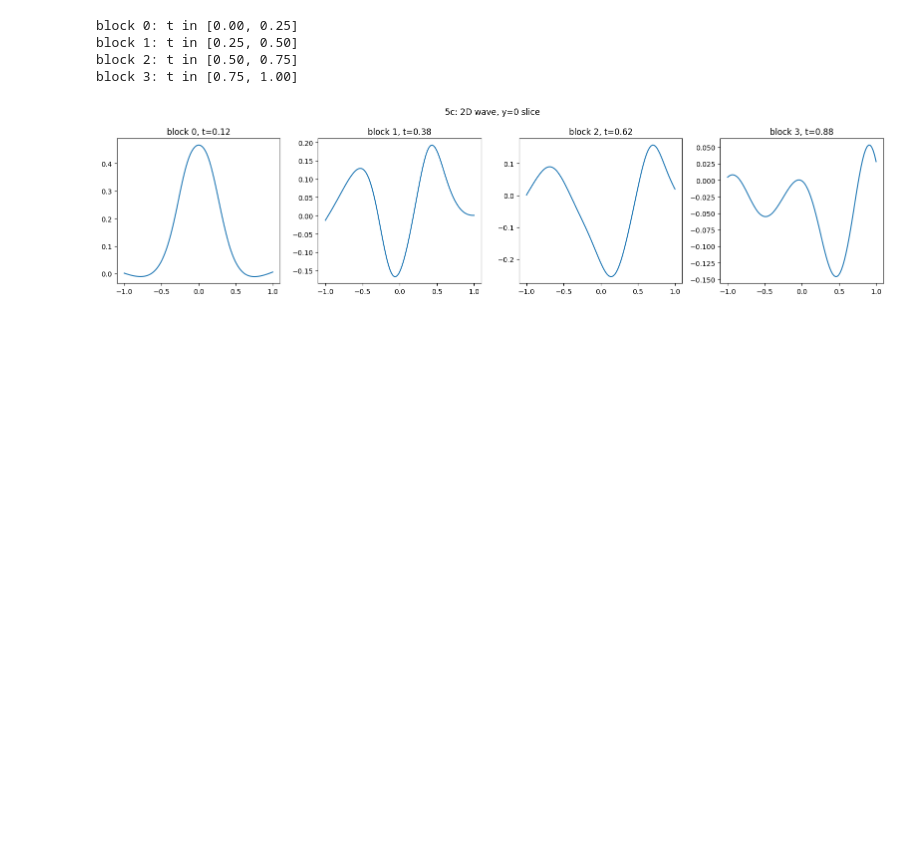
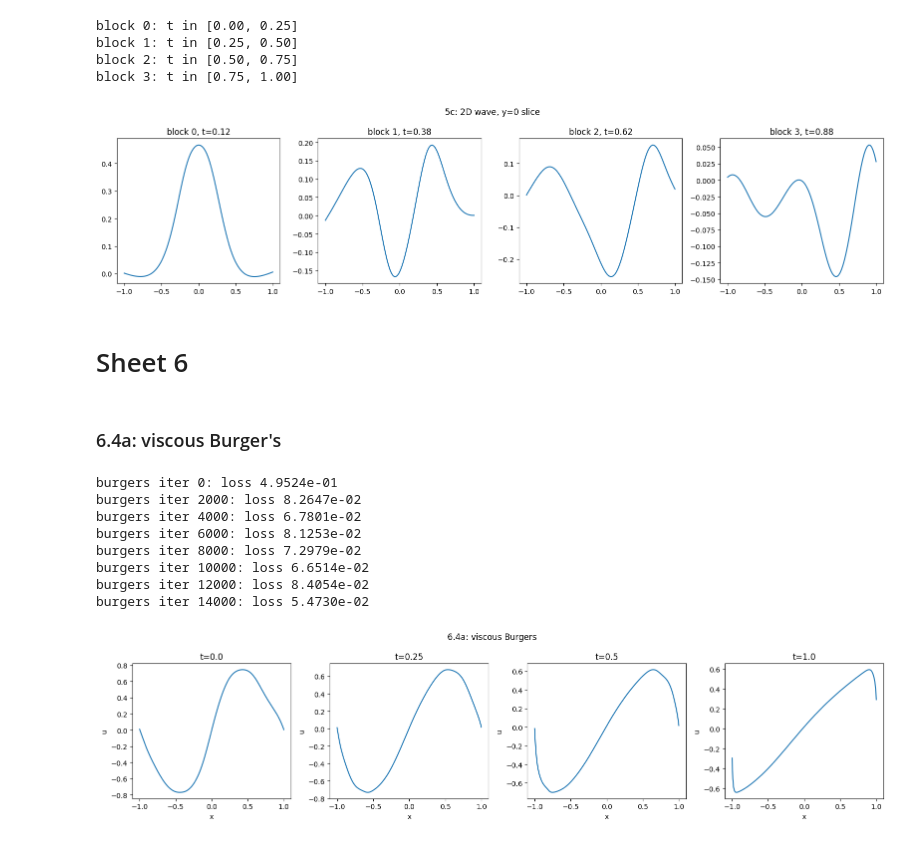
Before and after one commit to CalculatorAddict/pinn-coursework, a Jupyter notebook: exercises.ipynb, the cells around one changed output. Drawn from its saved outputs; the diff is of its cells as text; code cells hidden in the pictures; blank space fills up the shorter version.

Commit message:
sheet 6

```diff
--- a/exercises.ipynb
+++ b/exercises.ipynb
@@ -1056,3 +1056,67 @@ block 1: t in [0.25, 0.50]
 block 2: t in [0.50, 0.75]
 block 3: t in [0.75, 1.00]
 [figure]
+# %% [markdown]
+# Sheet 6
+# %% [markdown]
+### 6.4a: viscous Burger's
+# %%
+# ============================================================
+# 6.4a viscous Burgers
+# u_t + u*u_x - nu*u_xx = 0 on (-1,1) x (0,T)
+# IC: u(x,0) = sin(pi*x), BC: u(+/-1, t) = 0
+# ============================================================
+
+nu = 0.01 / np.pi
+T_burg = 1.0
+
+def pinn_loss_burgers(model, xt_int, xt_ic, xt_bc):
+    xt_int.requires_grad_(True)
+    u = model(xt_int)
+    du = grad(u, xt_int)
+    u_t = du[:, 1:2]; u_x = du[:, 0:1]
+    u_xx = grad(u_x, xt_int)[:, 0:1]
+    pde = (u_t + u * u_x - nu * u_xx).pow(2).mean()
+
+    u_ic = model(xt_ic)
+    ic = (u_ic - torch.sin(torch.pi * xt_ic[:, 0:1])).pow(2).mean()
+
+    bc = model(xt_bc).pow(2).mean()
+    return pde + ic + bc
+
+n = 1000
+xt_int = torch.stack([torch.rand(n) * 2 - 1, torch.rand(n) * T_burg], dim=1)
+xt_ic  = torch.stack([torch.rand(n) * 2 - 1, torch.zeros(n)], dim=1)
+xt_left  = torch.stack([torch.full((n//2,), -1.0), torch.rand(n//2) * T_burg], dim=1)
+xt_right = torch.stack([torch.full((n//2,),  1.0), torch.rand(n//2) * T_burg], dim=1)
+xt_bc = torch.cat([xt_left, xt_right])
+
+model_b = MLP(32, 5, in_dim=2)
+opt = torch.optim.Adam(model_b.parameters(), lr=1e-3)
+for i in range(15000):
+    opt.zero_grad()
+    loss = pinn_loss_burgers(model_b, xt_int, xt_ic, xt_bc)
+    loss.backward()
+    opt.step()
+    if i % 2000 == 0:
+        print(f'burgers iter {i}: loss {loss.item():.4e}')
+
+x_plot = torch.linspace(-1, 1, 200).unsqueeze(1)
+fig, axes = plt.subplots(1, 4, figsize=(16, 4))
+for ax, t_val in zip(axes, [0.0, 0.25, 0.5, 1.0]):
+    xt = torch.cat([x_plot, torch.full_like(x_plot, t_val)], dim=1)
+    with torch.no_grad():
+        u_pred = model_b(xt)
+    ax.plot(x_plot.numpy(), u_pred.numpy())
+    ax.set_title(f't={t_val}'); ax.set_xlabel('x'); ax.set_ylabel('u')
+plt.suptitle('6.4a: viscous Burgers'); plt.tight_layout(); plt.show()
+# %% [output]
+burgers iter 0: loss 4.9524e-01
+burgers iter 2000: loss 8.2647e-02
+burgers iter 4000: loss 6.7801e-02
+burgers iter 6000: loss 8.1253e-02
+burgers iter 8000: loss 7.2979e-02
+burgers iter 10000: loss 6.6514e-02
+burgers iter 12000: loss 8.4054e-02
+burgers iter 14000: loss 5.4730e-02
+[figure, added]
```
Also changed, not shown: parts of 4 cells of this notebook.
